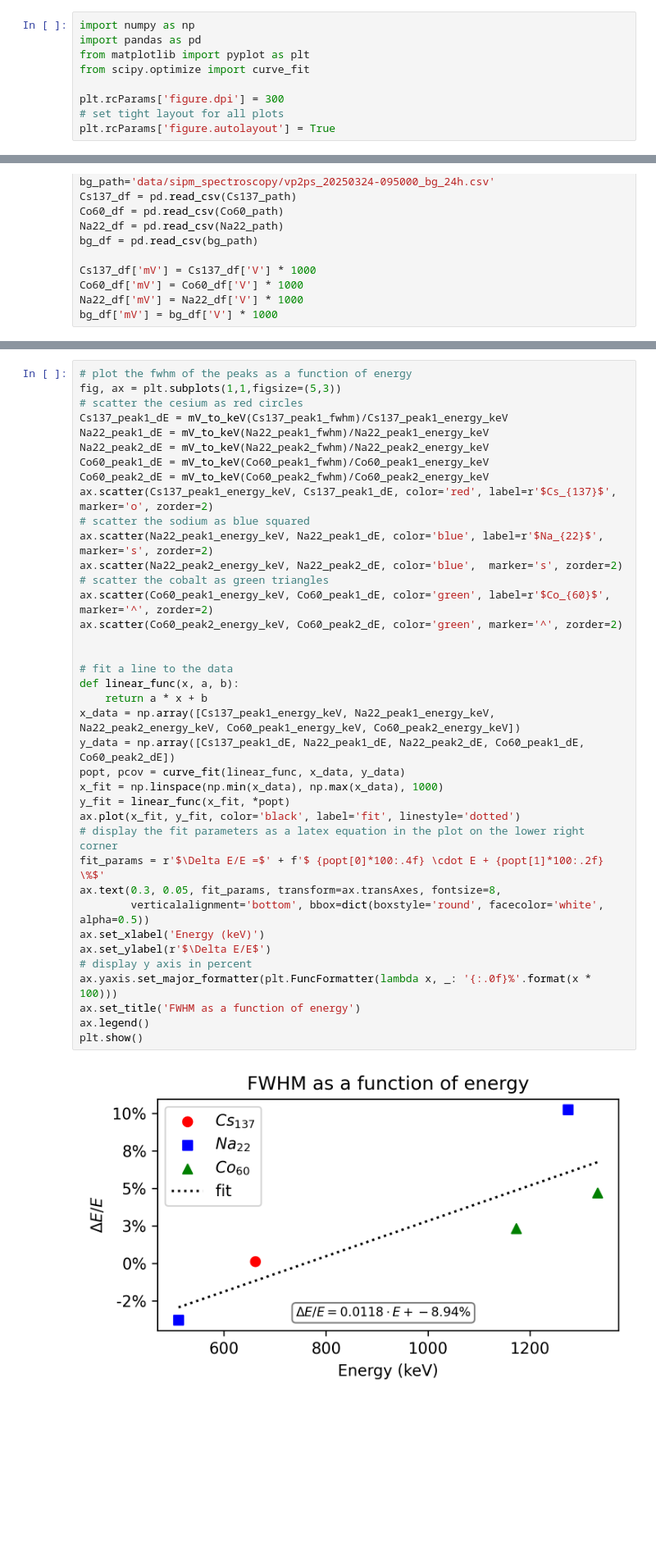
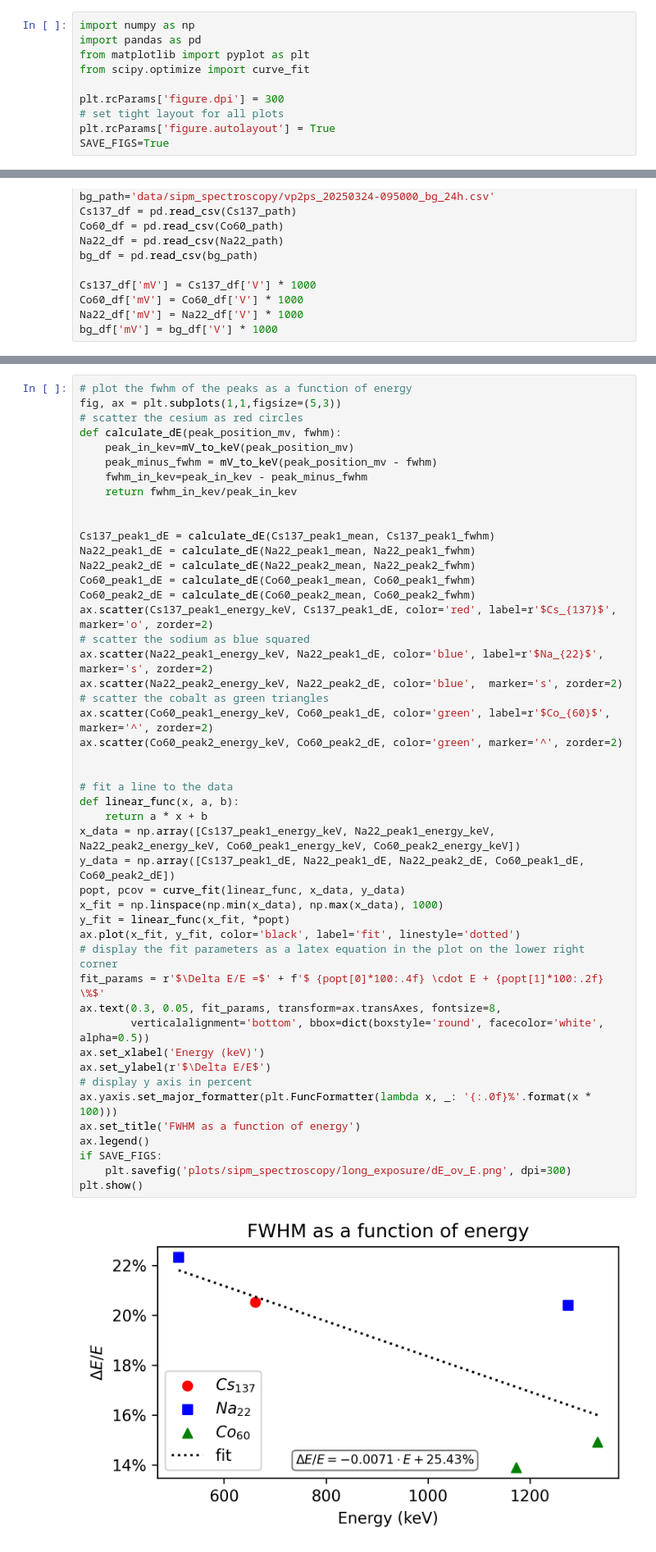
Before and after one commit to ficnawode/msc-python-analysis, a Jupyter notebook: analysis/sipm_spectroscopy_plots.ipynb, the cells around one changed output, grey strips where cells are left out. Shown at 82% size. Saved outputs shown, nothing was run; the diff lists cells and outputs as text; blank space fills up the shorter version.

Commit message:
Add pmt spectroscopy fits

```diff
--- a/analysis/sipm_spectroscopy_plots.ipynb
+++ b/analysis/sipm_spectroscopy_plots.ipynb
@@ -7,6 +7,7 @@ from scipy.optimize import curve_fit
 plt.rcParams['figure.dpi'] = 300
 # set tight layout for all plots
 plt.rcParams['figure.autolayout'] = True
+SAVE_FIGS=True
 # %%
 Cs137_path='data/sipm_spectroscopy/vp2ps_20250325-100124_cs137_1h_20cm.csv'
 Co60_path='data/sipm_spectroscopy/vp2ps_20250323-150545_co60_18h.csv'
@@ -269,42 +273,51 @@ plt.show()
 # plot the fwhm of the peaks as a function of energy
 fig, ax = plt.subplots(1,1,figsize=(5,3))
 # scatter the cesium as red circles
-Cs137_peak1_dE = mV_to_keV(Cs137_peak1_fwhm)/Cs137_peak1_energy_keV
-Na22_peak1_dE = mV_to_keV(Na22_peak1_fwhm)/Na22_peak1_energy_keV
-Na22_peak2_dE = mV_to_keV(Na22_peak2_fwhm)/Na22_peak2_energy_keV
-Co60_peak1_dE = mV_to_keV(Co60_peak1_fwhm)/Co60_peak1_energy_keV
-Co60_peak2_dE = mV_to_keV(Co60_peak2_fwhm)/Co60_peak2_energy_keV
+def calculate_dE(peak_position_mv, fwhm):
+    peak_in_kev=mV_to_keV(peak_position_mv)
+    peak_minus_fwhm = mV_to_keV(peak_position_mv - fwhm)
+    fwhm_in_kev=peak_in_kev - peak_minus_fwhm
+    return fwhm_in_kev/peak_in_kev
+
+
+Cs137_peak1_dE = calculate_dE(Cs137_peak1_mean, Cs137_peak1_fwhm)
+Na22_peak1_dE = calculate_dE(Na22_peak1_mean, Na22_peak1_fwhm)
+Na22_peak2_dE = calculate_dE(Na22_peak2_mean, Na22_peak2_fwhm)
+Co60_peak1_dE = calculate_dE(Co60_peak1_mean, Co60_peak1_fwhm)
+Co60_peak2_dE = calculate_dE(Co60_peak2_mean, Co60_peak2_fwhm)
 ax.scatter(Cs137_peak1_energy_keV, Cs137_peak1_dE, color='red', label=r'$Cs_{137}$', marker='o', zorder=2)
 # scatter the sodium as blue squared
 ax.scatter(Na22_peak1_energy_keV, Na22_peak1_dE, color='blue', label=r'$Na_{22}$', marker='s', zorder=2)
 ax.scatter(Na22_peak2_energy_keV, Na22_peak2_dE, color='blue',  marker='s', zorder=2)
 # scatter the cobalt as green triangles
 ax.scatter(Co60_peak1_energy_keV, Co60_peak1_dE, color='green', label=r'$Co_{60}$', marker='^', zorder=2)
 ax.scatter(Co60_peak2_energy_keV, Co60_peak2_dE, color='green', marker='^', zorder=2)
 
 
 # fit a line to the data
 def linear_func(x, a, b):
     return a * x + b
 x_data = np.array([Cs137_peak1_energy_keV, Na22_peak1_energy_keV, Na22_peak2_energy_keV, Co60_peak1_energy_keV, Co60_peak2_energy_keV])
 y_data = np.array([Cs137_peak1_dE, Na22_peak1_dE, Na22_peak2_dE, Co60_peak1_dE, Co60_peak2_dE])
 popt, pcov = curve_fit(linear_func, x_data, y_data)
 x_fit = np.linspace(np.min(x_data), np.max(x_data), 1000)
 y_fit = linear_func(x_fit, *popt)
 ax.plot(x_fit, y_fit, color='black', label='fit', linestyle='dotted')
 # display the fit parameters as a latex equation in the plot on the lower right corner
 fit_params = r'$\Delta E/E =$' + f'$ {popt[0]*100:.4f} \cdot E + {popt[1]*100:.2f} \%$'
 ax.text(0.3, 0.05, fit_params, transform=ax.transAxes, fontsize=8,
         verticalalignment='bottom', bbox=dict(boxstyle='round', facecolor='white', alpha=0.5))
 ax.set_xlabel('Energy (keV)')
 ax.set_ylabel(r'$\Delta E/E$')
 # display y axis in percent
 ax.yaxis.set_major_formatter(plt.FuncFormatter(lambda x, _: '{:.0f}%'.format(x * 100)))
 ax.set_title('FWHM as a function of energy')
 ax.legend()
+if SAVE_FIGS:
+    plt.savefig('plots/sipm_spectroscopy/long_exposure/dE_ov_E.png', dpi=300)
 plt.show()
 # %% [output]
-[figure, old version]
+[figure, new version]
 # %%
 
 # add a column in the dataframes for the energy
```
Also changed, not shown: parts of 2 cells of this notebook, 9 other files.
